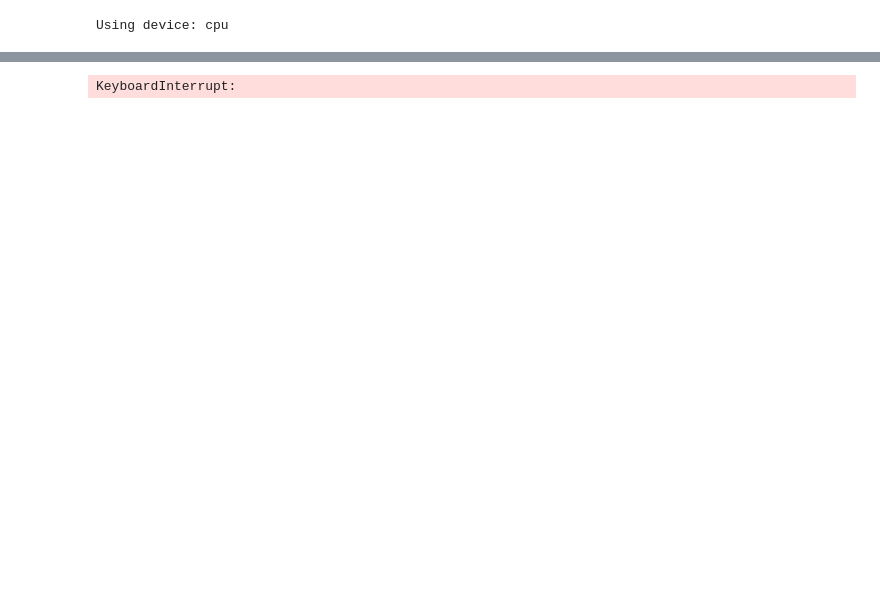
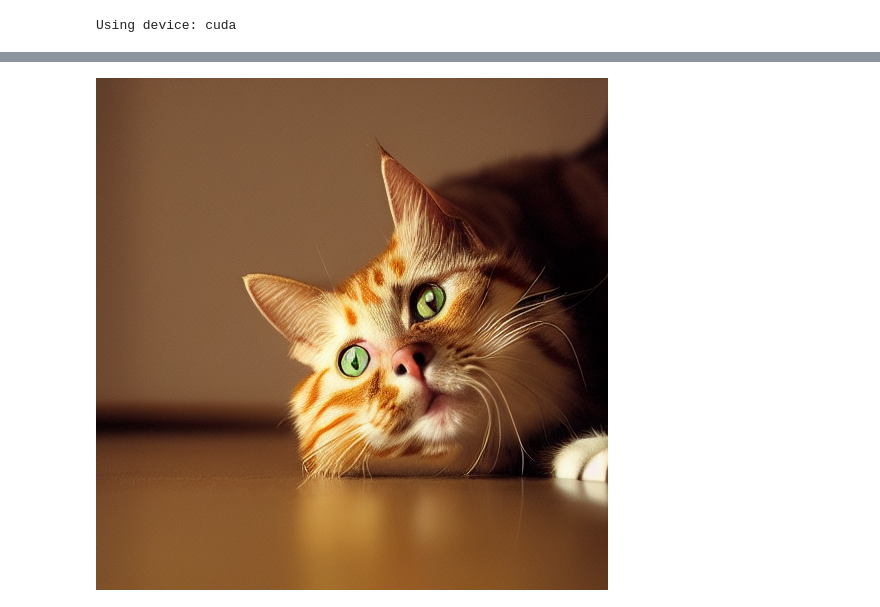
Before and after one commit to giovanni-bianco-repo/DIFFUSION, a Jupyter notebook: pytorch-stable-diffusion/sd/demo.ipynb, the cells around one changed output, grey strips where cells are left out. Saved outputs shown, nothing was run; the diff lists cells and outputs as text; code cells hidden in the pictures; blank space fills up the shorter version.

```diff
--- a/pytorch-stable-diffusion/sd/demo.ipynb
+++ b/pytorch-stable-diffusion/sd/demo.ipynb
@@ -18,13 +18,13 @@ elif (torch.has_mps or torch.backends.mps.is_available()) and ALLOW_MPS:
 print(f"Using device: {DEVICE}")
 
 tokenizer = CLIPTokenizer("../data/vocab.json", merges_file="../data/merges.txt")
-model_file = "../data/v1-5-pruned-emaonly.ckpt"
+model_file = "../data/v1-5-pruned.ckpt"
 models = model_loader.preload_models_from_standard_weights(model_file, DEVICE)
 
 ## TEXT TO IMAGE
 
 # prompt = "A dog with sunglasses, wearing comfy hat, looking at camera, highly detailed, ultra sharp, cinematic, 100mm lens, 8k resolution."
-prompt = "A cat stretching on the floor, highly detailed, ultra sharp, cinematic, 100mm lens, 8k resolution."
+prompt = "A cat stretching on the floor, highly detailed, surrealism"
 uncond_prompt = ""  # Also known as negative prompt
 do_cfg = True
 cfg_scale = 8  # min: 1, max: 14
@@ -64,4 +64,4 @@ output_image = pipeline.generate(
 # Combine the input image and the output image into a single image.
 Image.fromarray(output_image)
 # %% [output]
-Using device: cpu
+Using device: cuda
@@ -69 +69 @@ Python(76340) MallocStackLogging: can't turn off malloc stack logging because it
-KeyboardInterrupt:
+[figure, added]
```
Also changed, not shown: parts of 5 cells of this notebook, 2 other files.
